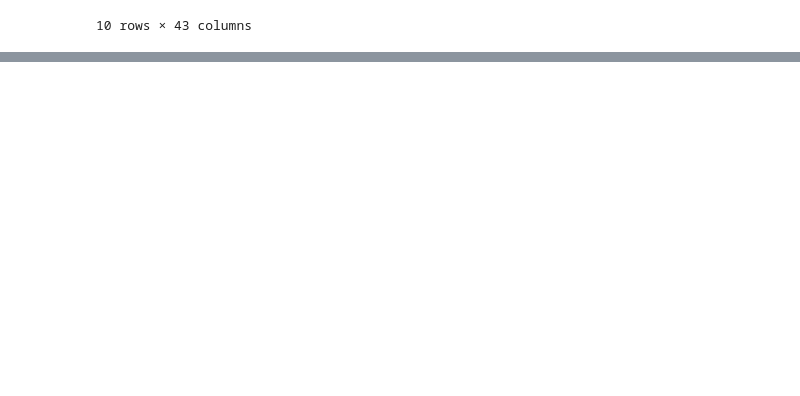
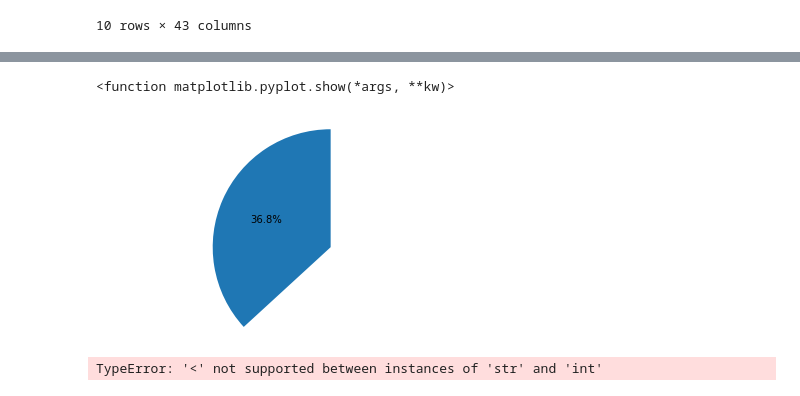
Before and after one commit to jump8621/data-project-I, a Jupyter notebook: pyre.ipynb, the cells around one changed output, grey strips where cells are left out. Saved outputs shown, nothing was run; the diff lists cells and outputs as text; code cells hidden in the pictures; blank space fills up the shorter version.

```diff
--- a/pyre.ipynb
+++ b/pyre.ipynb
@@ -45,0 +48,8 @@ cali_fire_df.drop(columns=["Active", "CanonicalUrl", "ConditionStatement", "Fuel
+# %%
+# pyre_df = pyre_df.groupby(by="MajorIncident")
+# pyre_df.head()
+
+major = pyre_df.loc[pyre_df["MajorIncident"]==True]
+major.head()
+
+major["MajorIncident"].count()
@@ -45,0 +81,26 @@ cali_fire_df.drop(columns=["Active", "CanonicalUrl", "ConditionStatement", "Fuel
+# %%
+# gender_df = gender["Mouse ID"].count()
+# gender_df
+# plotdata = gender_df.plot.pie(figsize=(5,5), autopct="%1.1f%%")
+wt_usage_df = major['WaterTenders'].count()/major.count()
+wt_usage_df
+#(above is in comparison to everything else)
+
+wt_usage = major['WaterTenders'].count()/major["MajorIncident"].count()
+wt_usage
+
+plt.pie(wt_usage, autopct="%1.1f%%", startangle=90)
+# plt.title("Sex")
+plt.axis("equal")
+plt.show
+# labels=labels
+# wt_pie_df = wt_usage_df.plot.pie(figsize=(5,5), autopct="%1.1f%%")
+# %% [output]
+<function matplotlib.pyplot.show(*args, **kw)>
+[figure, added]
+# %%
+s = pd.Series(data=[("Engines"), ("Dozers"), ("Helicopters")],
+ index = ['Engines', 'Dozers', 'Helicopters'])
+ax = s.plot.pie(autopct='%.1f')
+# %% [output]
+TypeError: '<' not supported between instances of 'str' and 'int'
```
Also changed, not shown: parts of 5 cells of this notebook.
